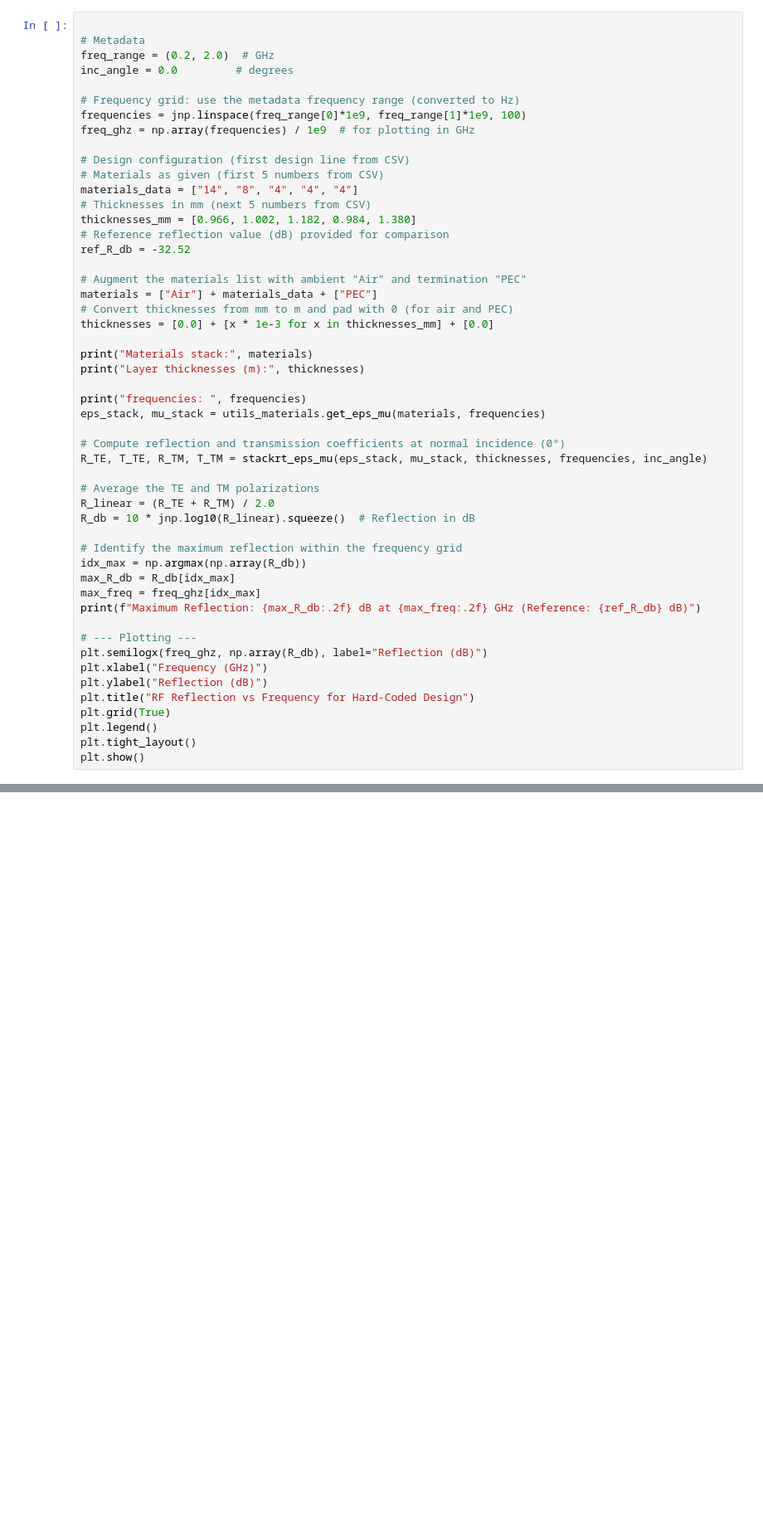
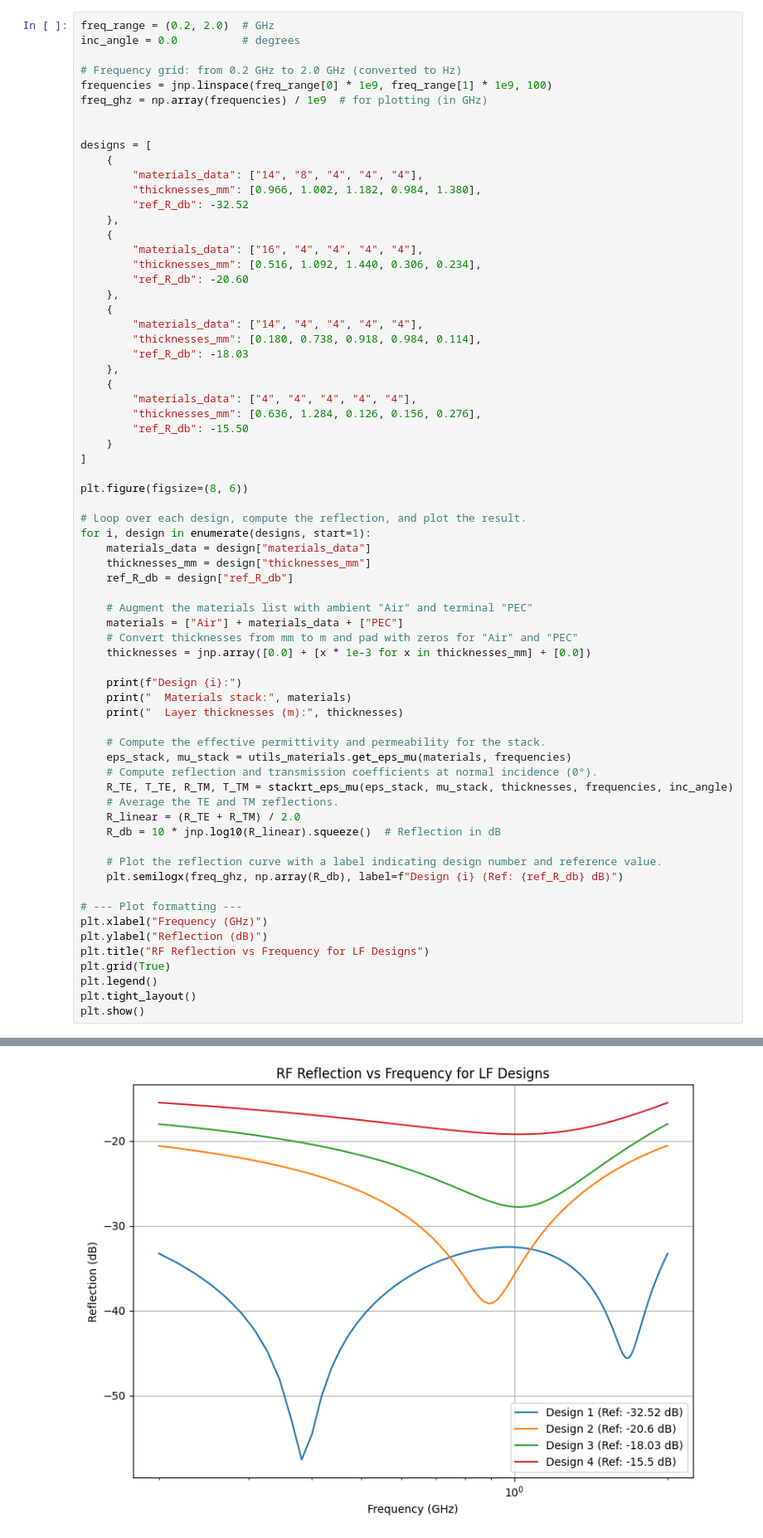
Before and after one commit to JaxLayerLumos/JaxLayerLumos, a Jupyter notebook: examples/demo-radar.ipynb, the cells around one changed output, grey strips where cells are left out. Shown at 83% size. Cells and saved outputs as stored; diff of their text form; blank space fills up the shorter version.

```diff
--- a/examples/demo-radar.ipynb
+++ b/examples/demo-radar.ipynb
@@ -8,50 +11,67 @@ from jaxlayerlumos import utils_materials
 # %%
+freq_range = (0.2, 2.0)  # GHz
+inc_angle = 0.0          # degrees
 
-# Metadata
-freq_range = (0.2, 2.0)  # GHz
-inc_angle = 0.0         # degrees
+# Frequency grid: from 0.2 GHz to 2.0 GHz (converted to Hz)
+frequencies = jnp.linspace(freq_range[0] * 1e9, freq_range[1] * 1e9, 100)
+freq_ghz = np.array(frequencies) / 1e9  # for plotting (in GHz)
 
-# Frequency grid: use the metadata frequency range (converted to Hz)
-frequencies = jnp.linspace(freq_range[0]*1e9, freq_range[1]*1e9, 100)
-freq_ghz = np.array(frequencies) / 1e9  # for plotting in GHz
 
-# Design configuration (first design line from CSV)
-# Materials as given (first 5 numbers from CSV)
-materials_data = ["14", "8", "4", "4", "4"]
-# Thicknesses in mm (next 5 numbers from CSV)
-thicknesses_mm = [0.966, 1.002, 1.182, 0.984, 1.380]
-# Reference reflection value (dB) provided for comparison
-ref_R_db = -32.52
+designs = [
+    {
+        "materials_data": ["14", "8", "4", "4", "4"],
+        "thicknesses_mm": [0.966, 1.002, 1.182, 0.984, 1.380],
+        "ref_R_db": -32.52
+    },
+    {
+        "materials_data": ["16", "4", "4", "4", "4"],
+        "thicknesses_mm": [0.516, 1.092, 1.440, 0.306, 0.234],
+        "ref_R_db": -20.60
+    },
+    {
+        "materials_data": ["14", "4", "4", "4", "4"],
+        "thicknesses_mm": [0.180, 0.738, 0.918, 0.984, 0.114],
+        "ref_R_db": -18.03
+    },
+    {
+        "materials_data": ["4", "4", "4", "4", "4"],
+        "thicknesses_mm": [0.636, 1.284, 0.126, 0.156, 0.276],
+        "ref_R_db": -15.50
+    }
+]
 
-# Augment the materials list with ambient "Air" and termination "PEC"
-materials = ["Air"] + materials_data + ["PEC"]
-# Convert thicknesses from mm to m and pad with 0 (for air and PEC)
-thicknesses = [0.0] + [x * 1e-3 for x in thicknesses_mm] + [0.0]
+plt.figure(figsize=(8, 6))
 
-print("Materials stack:", materials)
-print("Layer thicknesses (m):", thicknesses)
+# Loop over each design, compute the reflection, and plot the result.
+for i, design in enumerate(designs, start=1):
+    materials_data = design["materials_data"]
+    thicknesses_mm = design["thicknesses_mm"]
+    ref_R_db = design["ref_R_db"]
 
-print("frequencies: ", frequencies)
-eps_stack, mu_stack = utils_materials.get_eps_mu(materials, frequencies)
+    # Augment the materials list with ambient "Air" and terminal "PEC"
+    materials = ["Air"] + materials_data + ["PEC"]
+    # Convert thicknesses from mm to m and pad with zeros for "Air" and "PEC"
+    thicknesses = jnp.array([0.0] + [x * 1e-3 for x in thicknesses_mm] + [0.0])
 
-# Compute reflection and transmission coefficients at normal incidence (0°)
-R_TE, T_TE, R_TM, T_TM = stackrt_eps_mu(eps_stack, mu_stack, thicknesses, frequencies, inc_angle)
+    print(f"Design {i}:")
+    print("  Materials stack:", materials)
+    print("  Layer thicknesses (m):", thicknesses)
 
-# Average the TE and TM polarizations
-R_linear = (R_TE + R_TM) / 2.0
-R_db = 10 * jnp.log10(R_linear).squeeze()  # Reflection in dB
+    # Compute the effective permittivity and permeability for the stack.
+    eps_stack, mu_stack = utils_materials.get_eps_mu(materials, frequencies)
+    # Compute reflection and transmission coefficients at normal incidence (0°).
+    R_TE, T_TE, R_TM, T_TM = stackrt_eps_mu(eps_stack, mu_stack, thicknesses, frequencies, inc_angle)
+    # Average the TE and TM reflections.
+    R_linear = (R_TE + R_TM) / 2.0
+    R_db = 10 * jnp.log10(R_linear).squeeze()  # Reflection in dB
 
-# Identify the maximum reflection within the frequency grid
-idx_max = np.argmax(np.array(R_db))
-max_R_db = R_db[idx_max]
-max_freq = freq_ghz[idx_max]
-print(f"Maximum Reflection: {max_R_db:.2f} dB at {max_freq:.2f} GHz (Reference: {ref_R_db} dB)")
+    # Plot the reflection curve with a label indicating design number and reference value.
+    plt.semilogx(freq_ghz, np.array(R_db), label=f"Design {i} (Ref: {ref_R_db} dB)")
 
-# --- Plotting ---
-plt.semilogx(freq_ghz, np.array(R_db), label="Reflection (dB)")
+# --- Plot formatting ---
 plt.xlabel("Frequency (GHz)")
 plt.ylabel("Reflection (dB)")
-plt.title("RF Reflection vs Frequency for Hard-Coded Design")
+plt.title("RF Reflection vs Frequency for LF Designs")
 plt.grid(True)
 plt.legend()
 plt.tight_layout()
@@ -77,0 +92 @@ ValueError: could not convert string to float: 'wl'
+[figure, added]
```
Also changed, not shown: parts of 2 cells of this notebook.
